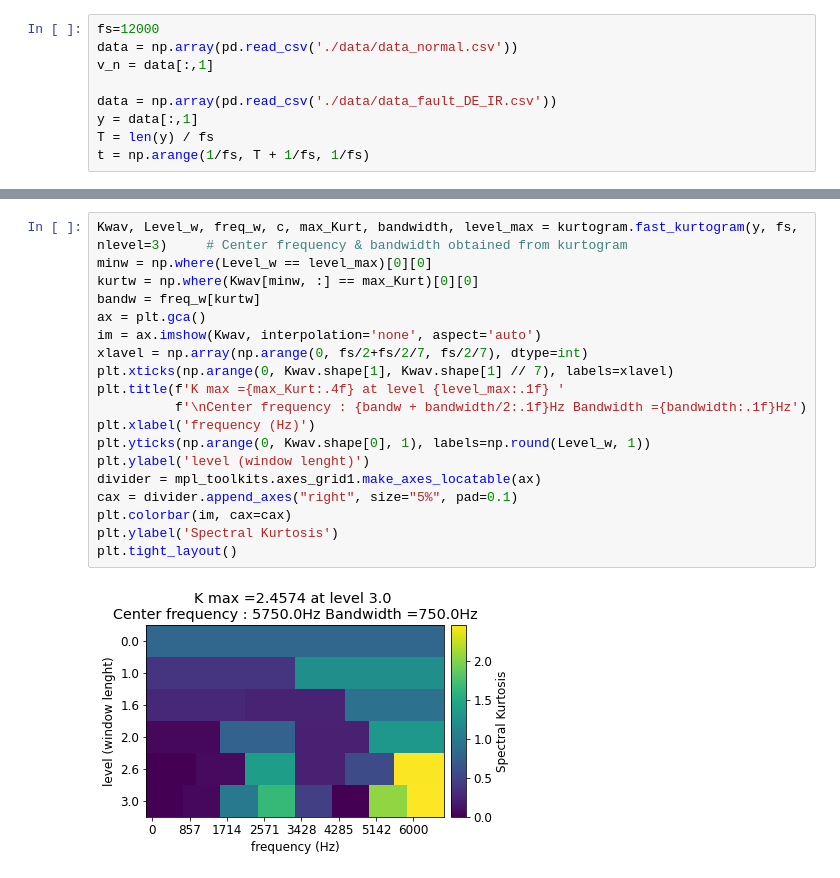
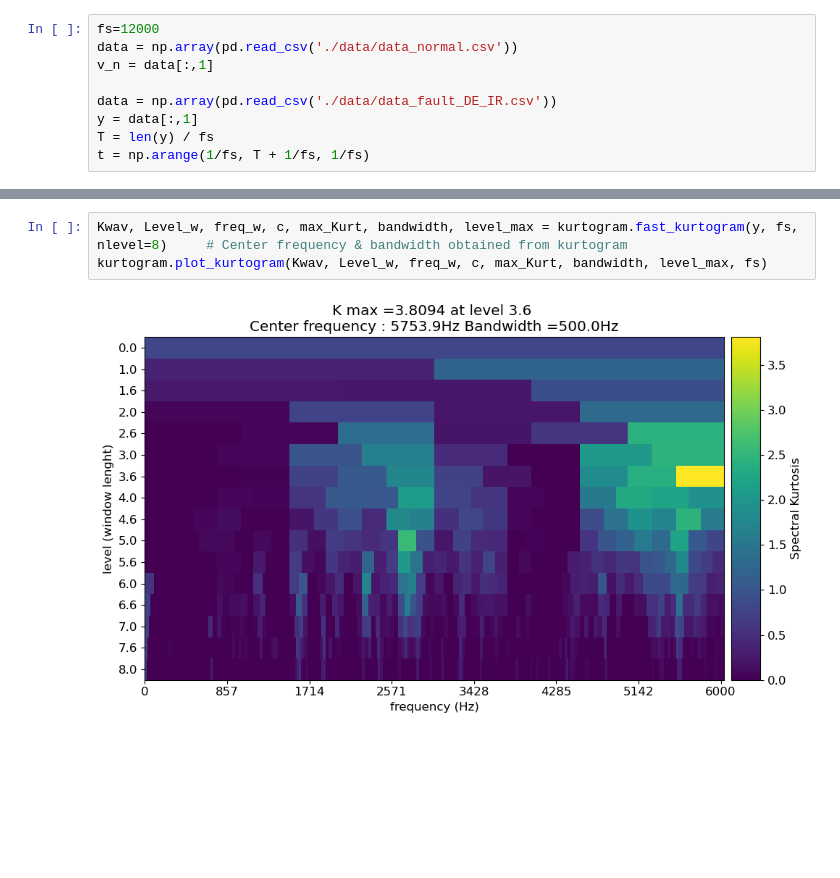
Before and after one commit to jongmoonha/Signal_Processing_Practice, a Jupyter notebook: g_deconvolution.ipynb, the cells around one changed output, grey strips where cells are left out. Saved outputs shown, nothing was run; the diff lists cells and outputs as text; blank space fills up the shorter version.

Commit message:
Updated kurtogram

```diff
--- a/g_deconvolution.ipynb
+++ b/g_deconvolution.ipynb
@@ -94,21 +75,5 @@ plt.tight_layout()
-# %%
-Kwav, Level_w, freq_w, c, max_Kurt, bandwidth, level_max = kurtogram.fast_kurtogram(y, fs, nlevel=3)     # Center frequency & bandwidth obtained from kurtogram
-minw = np.where(Level_w == level_max)[0][0]
-kurtw = np.where(Kwav[minw, :] == max_Kurt)[0][0]
-bandw = freq_w[kurtw]
-ax = plt.gca()
-im = ax.imshow(Kwav, interpolation='none', aspect='auto')
-xlavel = np.array(np.arange(0, fs/2+fs/2/7, fs/2/7), dtype=int)
-plt.xticks(np.arange(0, Kwav.shape[1], Kwav.shape[1] // 7), labels=xlavel)
-plt.title(f'K max ={max_Kurt:.4f} at level {level_max:.1f} '
-          f'\nCenter frequency : {bandw + bandwidth/2:.1f}Hz Bandwidth ={bandwidth:.1f}Hz')
-plt.xlabel('frequency (Hz)')
-plt.yticks(np.arange(0, Kwav.shape[0], 1), labels=np.round(Level_w, 1))
-plt.ylabel('level (window lenght)')
-divider = mpl_toolkits.axes_grid1.make_axes_locatable(ax)
-cax = divider.append_axes("right", size="5%", pad=0.1)
-plt.colorbar(im, cax=cax)
-plt.ylabel('Spectral Kurtosis')
-plt.tight_layout()
-# %% [output]
-[figure, removed]
+# %%
+Kwav, Level_w, freq_w, c, max_Kurt, bandwidth, level_max = kurtogram.fast_kurtogram(y, fs, nlevel=8)     # Center frequency & bandwidth obtained from kurtogram
+kurtogram.plot_kurtogram(Kwav, Level_w, freq_w, c, max_Kurt, bandwidth, level_max, fs)
+# %% [output]
+[figure, added]
```
Also changed, not shown: parts of 9 cells of this notebook, 1 other file.
